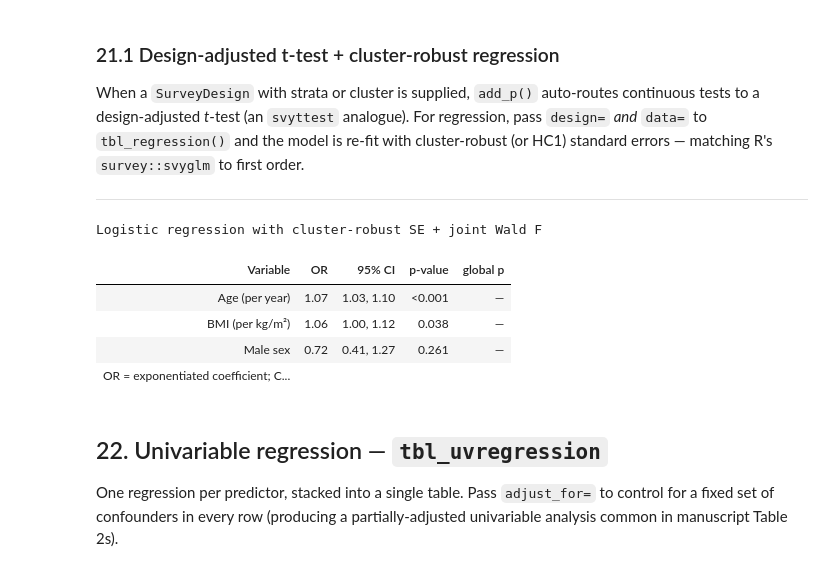
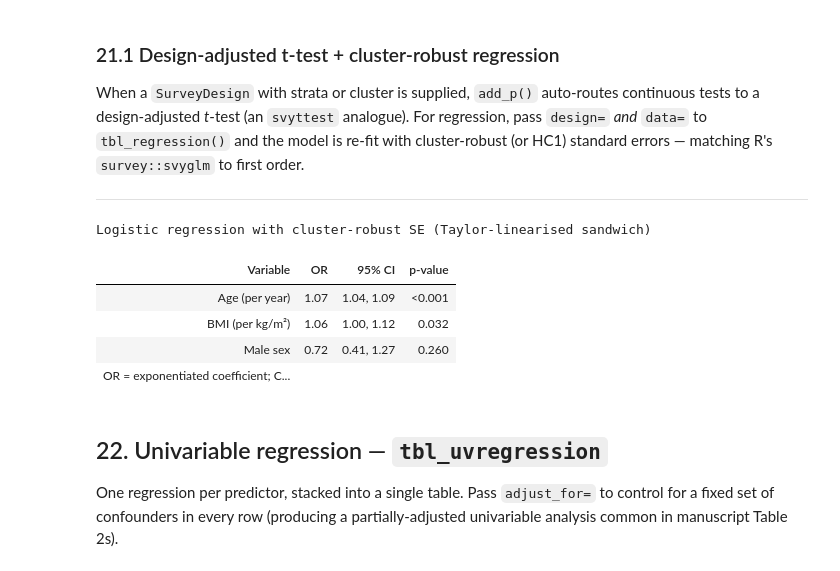
Before and after one commit to jturner-uofl/pysofra, a Jupyter notebook: examples/pysofra_tutorial.ipynb, the cells around one changed output. Cells and saved outputs as stored; diff of their text form; code cells hidden in the pictures.

```diff
--- a/examples/pysofra_tutorial.ipynb
+++ b/examples/pysofra_tutorial.ipynb
@@ -1366,34 +1365,33 @@ HC1) standard errors — matching R's `survey::svyglm` to first order.
 # %%
 # Build a logit model and re-fit with cluster-robust SEs using design=
 import statsmodels.formula.api as smf
 
 reg_df = surv_design_df.copy()
 reg_df['sex_M'] = (reg_df['sex'] == 'Male').astype(int)
 reg_df = reg_df.dropna(subset=['age', 'bmi', 'sex_M', 'event'])
 
 fit = smf.logit('event ~ age + bmi + sex_M', data=reg_df).fit(disp=False)
 
 design = ps.SurveyDesign(weights='pweight', strata='region', cluster='psu')
 
 (
     ps.tbl_regression(
         fit, design=design, data=reg_df,
         exponentiate=True,
         labels={'age': 'Age (per year)',
                 'bmi': 'BMI (per kg/m²)',
                 'sex_M': 'Male sex'},
     )
-    .add_global_p()
-    .set_caption('Logistic regression with cluster-robust SE + joint Wald F')
+    .set_caption('Logistic regression with cluster-robust SE (Taylor-linearised sandwich)')
     .theme('clinical')
 )
 # %% [output]
-Logistic regression with cluster-robust SE + joint Wald F
+Logistic regression with cluster-robust SE (Taylor-linearised sandwich)
-| Variable | OR | 95% CI | p-value | global p |
-| Age (per year) | 1.07 | 1.03, 1.10 | <0.001 | — |
-| BMI (per kg/m²) | 1.06 | 1.00, 1.12 | 0.038 | — |
-| Male sex | 0.72 | 0.41, 1.27 | 0.261 | — |
-| OR = exponentiated coefficient; C... |  |  |  |  |
+| Variable | OR | 95% CI | p-value |
+| Age (per year) | 1.07 | 1.04, 1.09 | <0.001 |
+| BMI (per kg/m²) | 1.06 | 1.00, 1.12 | 0.032 |
+| Male sex | 0.72 | 0.41, 1.27 | 0.260 |
+| OR = exponentiated coefficient; C... |  |  |  |
 # %% [markdown]
 ## 22. Univariable regression — `tbl_uvregression`
 
```
Also changed, not shown: parts of 4 cells of this notebook, 1 other file.
